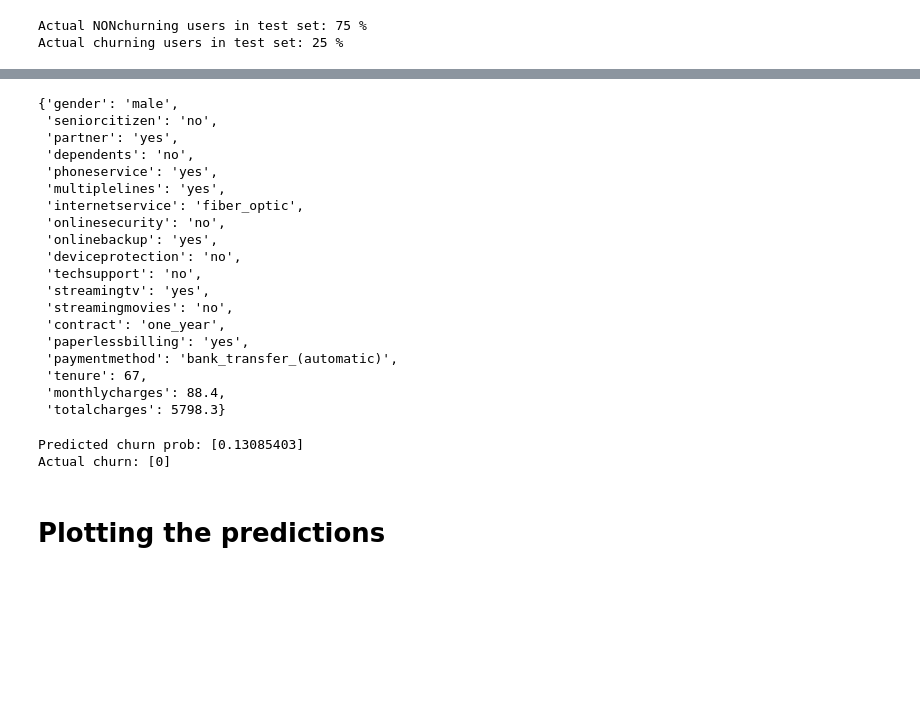
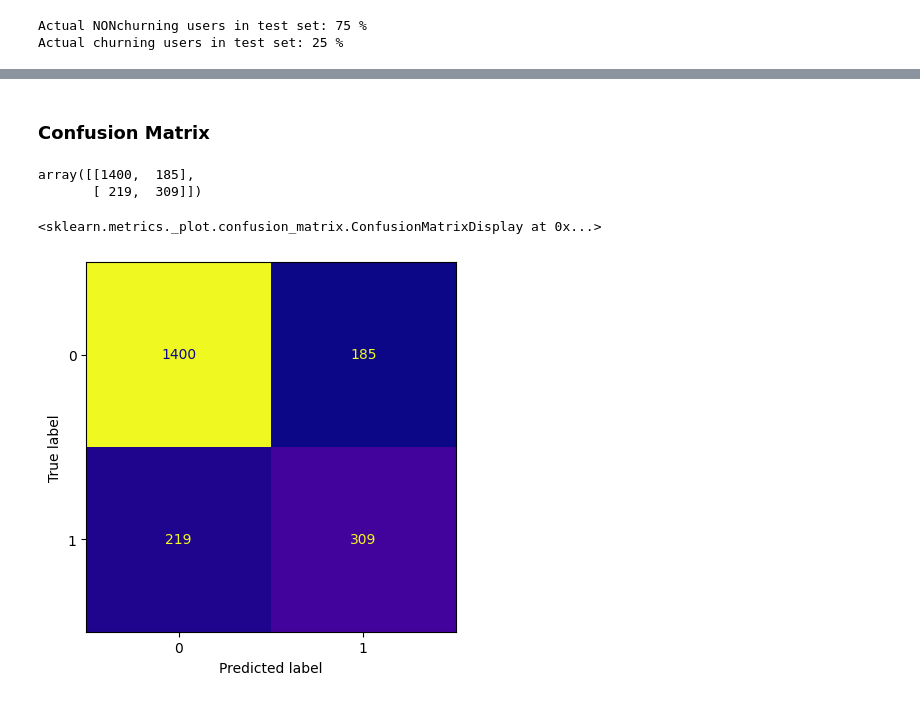
Before and after one commit to hasmasood/Customer-Churn, a Jupyter notebook: Step3-MLDev.ipynb, the cells around one changed output, grey strips where cells are left out. Cells and saved outputs as stored; diff of their text form; code cells hidden in the pictures; blank space fills up the shorter version.

```diff
--- a/Step3-MLDev.ipynb
+++ b/Step3-MLDev.ipynb
@@ -285,13 +284,15 @@ StandardScaler()
 # %%
 from sklearn.linear_model import LogisticRegression
 from sklearn.ensemble import RandomForestRegressor
-from sklearn.model_selection import cross_val_score
+from sklearn.model_selection import KFold, cross_val_score
 
-logreg = LogisticRegression()
+C=1.0
+logreg = LogisticRegression(C=C)
 
-#With scaling
 logreg.fit(scaler.transform(Xohe_train_array), y_train.values.ravel())
-scores = cross_val_score(logreg, scaler.transform(Xohe_train_array), y_train.values.ravel(), cv=10)
 
-scores
+cv = KFold(n_splits=10, random_state=1, shuffle=True)
+cv_scores = cross_val_score(logreg, scaler.transform(Xohe_train_array), y_train.values.ravel(), cv=cv)
+display(cv_scores)
+print(f'Mean score:{round(np.mean(cv_scores),3)} , STD: {round(np.std(cv_scores),3)}')
 # %% [output]
@@ -395,29 +450,0 @@ logreg.get_params()
-# %%
-#Testing random sample prediction from test set
-sample_no = 5
-
-display(X_test_dicts[sample_no])
-print('Predicted churn prob:', logreg.predict_proba(scaler.transform(dv.transform(X_test_dicts[sample_no])))[:,1])
-print('Actual churn:', y_test.iloc[sample_no].values)
-# %% [output]
-{'gender': 'male',
- 'seniorcitizen': 'no',
- 'partner': 'yes',
- 'dependents': 'no',
- 'phoneservice': 'yes',
- 'multiplelines': 'yes',
- 'internetservice': 'fiber_optic',
- 'onlinesecurity': 'no',
- 'onlinebackup': 'yes',
- 'deviceprotection': 'no',
- 'techsupport': 'no',
- 'streamingtv': 'yes',
- 'streamingmovies': 'no',
- 'contract': 'one_year',
- 'paperlessbilling': 'yes',
- 'paymentmethod': 'bank_transfer_(automatic)',
- 'tenure': 67,
- 'monthlycharges': 88.4,
- 'totalcharges': 5798.3}
-Predicted churn prob: [0.13085403]
-Actual churn: [0]
@@ -434,2 +451,17 @@ pickle.dump(scaler, open('scaling.pkl','wb'))
-# %% [markdown]
-# Plotting the predictions
+# %% [markdown]
+### Confusion Matrix
+# %%
+from sklearn.metrics import confusion_matrix,ConfusionMatrixDisplay
+
+t = 0.5 #This is the threshold for converting values to 1/0
+y_hat = (logreg.predict_proba(scaler.transform(Xohe_test_array))[:,1] >=t).astype(int)
+
+cm = confusion_matrix(y_test, y_hat, labels=[0, 1])
+display(cm)
+disp = ConfusionMatrixDisplay(confusion_matrix=cm)
+disp.plot(cmap='plasma', colorbar=False)
+# %% [output]
+array([[1400,  185],
+       [ 219,  309]])
+<sklearn.metrics._plot.confusion_matrix.ConfusionMatrixDisplay at 0x...>
+[figure, added]
```
Also changed, not shown: parts of 50 cells of this notebook, 2 other files.
